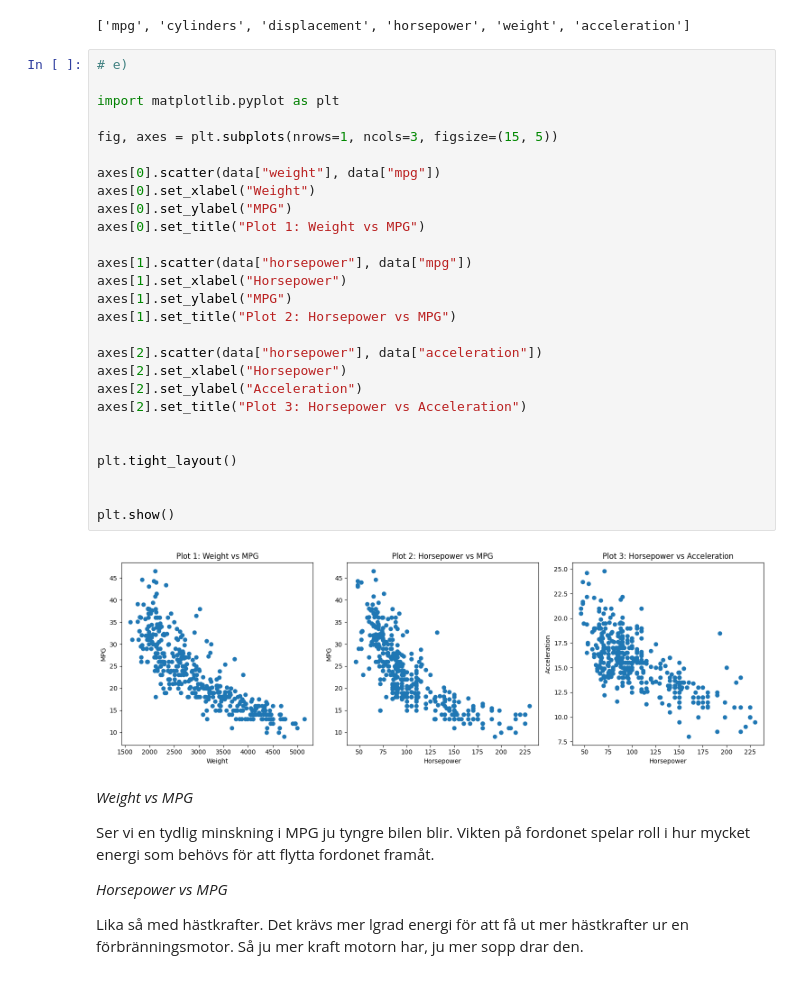
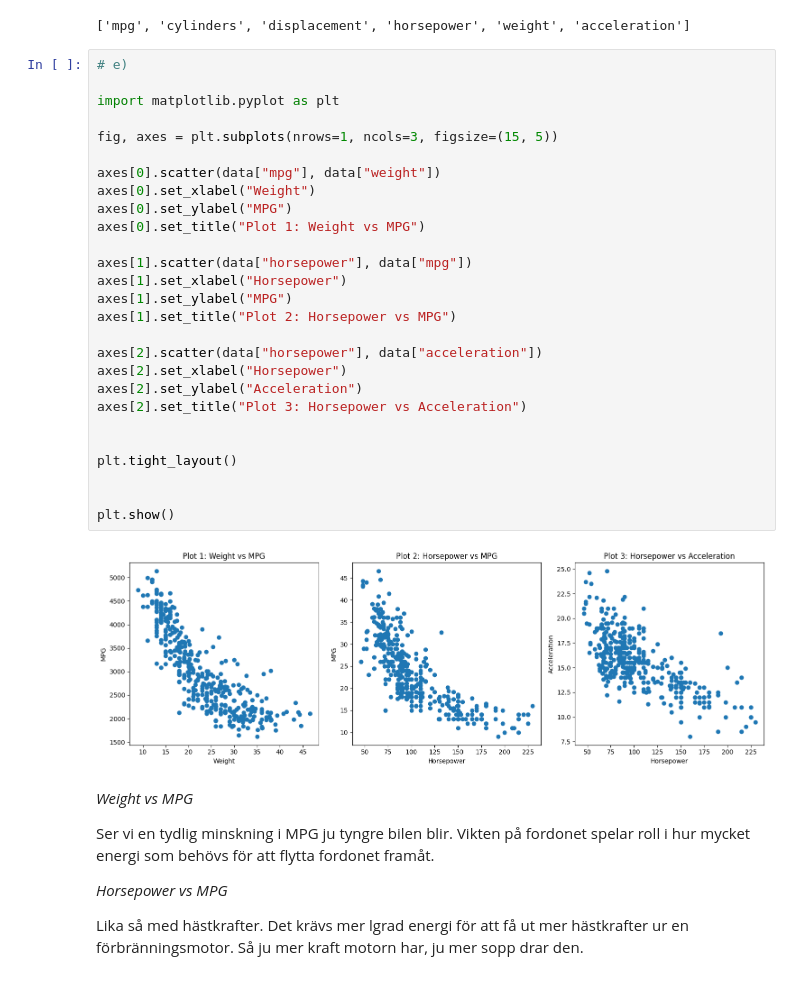
Before and after one commit to HanFredriksson/AI-plugg-filer-Hannes-Fredriksson, a Jupyter notebook: Statistiska-metoder/Övningar/Auto-data.ipynb, the cells around one changed output. Drawn from its saved outputs; the diff is of its cells as text.

```diff
--- a/Statistiska-metoder/Övningar/Auto-data.ipynb
+++ b/Statistiska-metoder/Övningar/Auto-data.ipynb
@@ -99,32 +99,32 @@ quantitative
 # %%
 # e)
 
 import matplotlib.pyplot as plt
 
 fig, axes = plt.subplots(nrows=1, ncols=3, figsize=(15, 5))
 
-axes[0].scatter(data["weight"], data["mpg"])
+axes[0].scatter(data["mpg"], data["weight"])
 axes[0].set_xlabel("Weight")
 axes[0].set_ylabel("MPG")
 axes[0].set_title("Plot 1: Weight vs MPG")
 
 axes[1].scatter(data["horsepower"], data["mpg"])
 axes[1].set_xlabel("Horsepower")
 axes[1].set_ylabel("MPG")
 axes[1].set_title("Plot 2: Horsepower vs MPG")
 
 axes[2].scatter(data["horsepower"], data["acceleration"])
 axes[2].set_xlabel("Horsepower")
 axes[2].set_ylabel("Acceleration")
 axes[2].set_title("Plot 3: Horsepower vs Acceleration")
 
 
 plt.tight_layout()
 
 
 plt.show()
 # %% [output]
-[figure, old version]
+[figure, new version]
 # %% [markdown]
 *Weight vs MPG*
 
```
Also changed, not shown: 3 other files.
